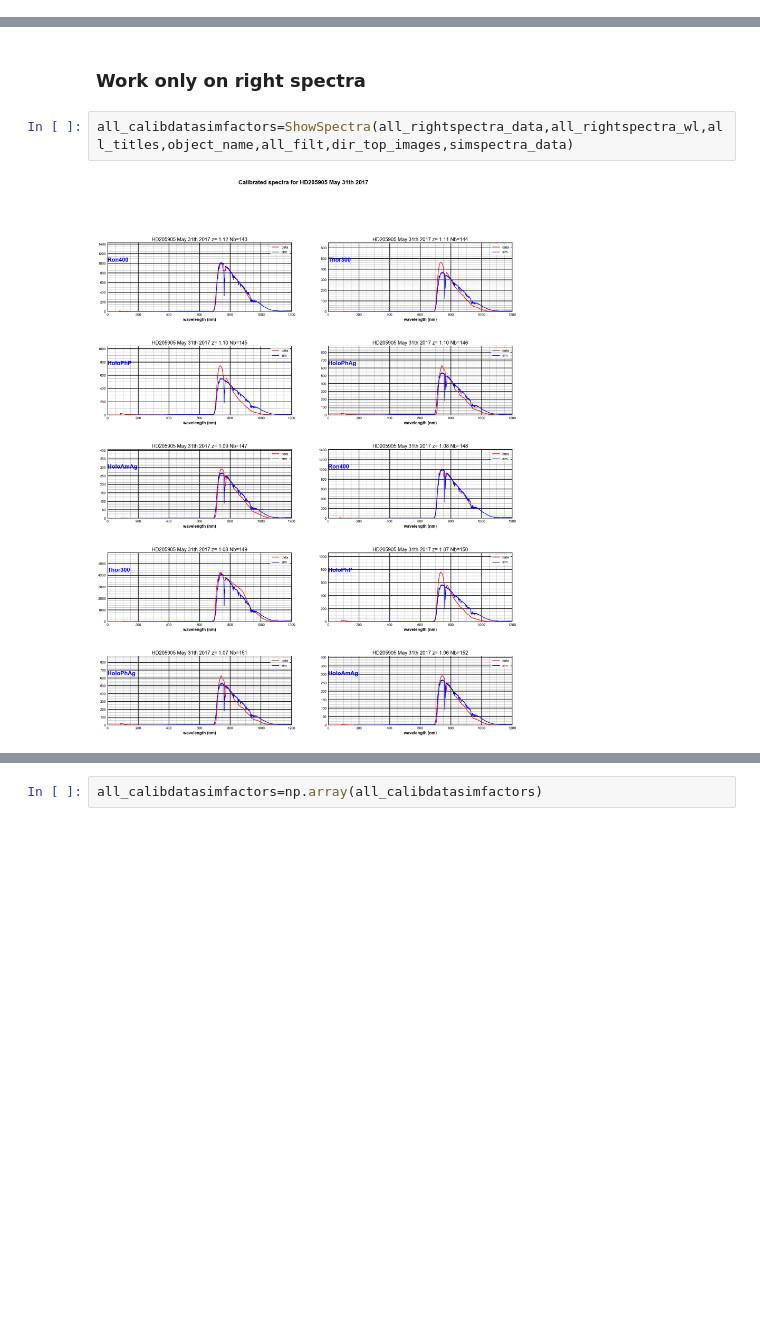
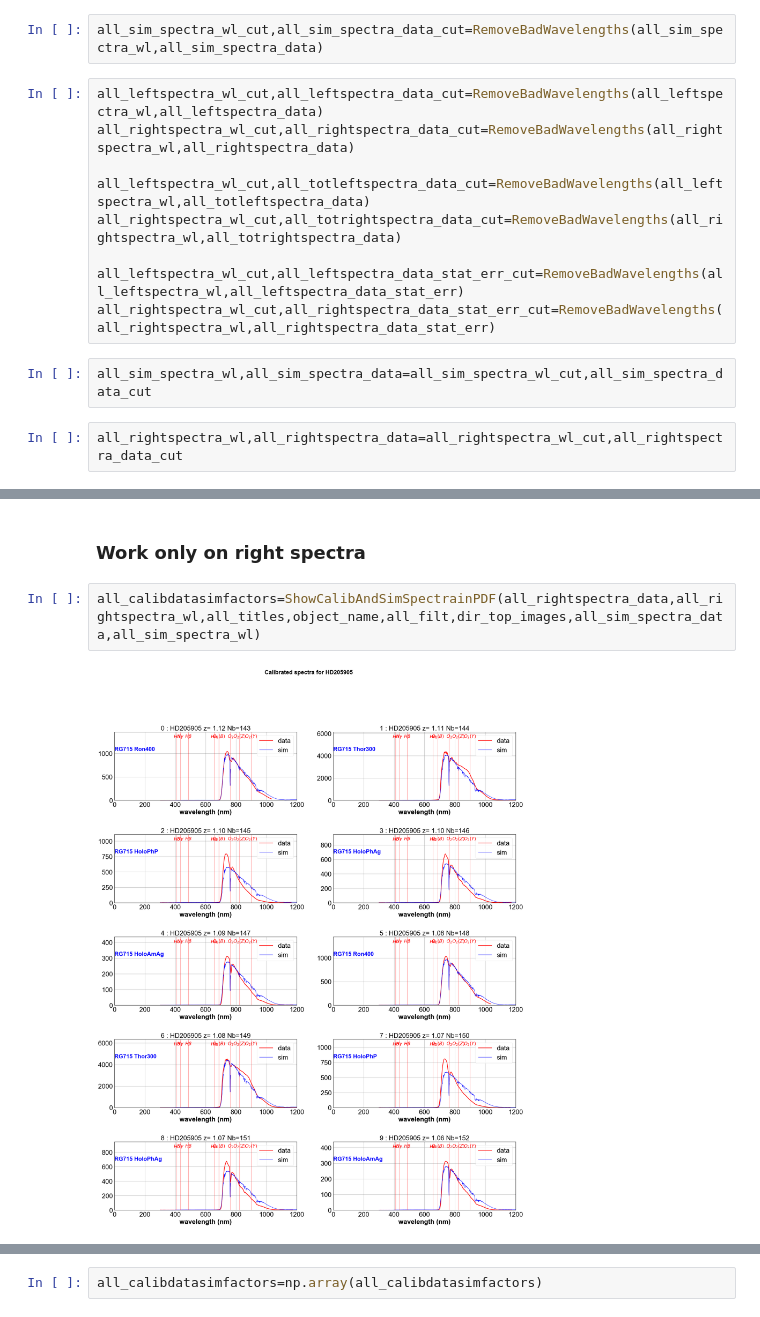
Before and after one commit to sylvielsstfr/CTIOAnaJun2017, a Jupyter notebook: ana_31may17/HD205905/AnaCompareDataSimSpec.ipynb, the cells around one changed output, grey strips where cells are left out. Drawn from its saved outputs; the diff is of its cells as text; blank space fills up the shorter version.

```diff
--- a/ana_31may17/HD205905/AnaCompareDataSimSpec.ipynb
+++ b/ana_31may17/HD205905/AnaCompareDataSimSpec.ipynb
@@ -385,0 +137,15 @@ print HoloAmAg_index
+# %%
+all_sim_spectra_wl_cut,all_sim_spectra_data_cut=RemoveBadWavelengths(all_sim_spectra_wl,all_sim_spectra_data)
+# %%
+all_leftspectra_wl_cut,all_leftspectra_data_cut=RemoveBadWavelengths(all_leftspectra_wl,all_leftspectra_data)
+all_rightspectra_wl_cut,all_rightspectra_data_cut=RemoveBadWavelengths(all_rightspectra_wl,all_rightspectra_data)
+
+all_leftspectra_wl_cut,all_totleftspectra_data_cut=RemoveBadWavelengths(all_leftspectra_wl,all_totleftspectra_data)
+all_rightspectra_wl_cut,all_totrightspectra_data_cut=RemoveBadWavelengths(all_rightspectra_wl,all_totrightspectra_data)
+
+all_leftspectra_wl_cut,all_leftspectra_data_stat_err_cut=RemoveBadWavelengths(all_leftspectra_wl,all_leftspectra_data_stat_err)
+all_rightspectra_wl_cut,all_rightspectra_data_stat_err_cut=RemoveBadWavelengths(all_rightspectra_wl,all_rightspectra_data_stat_err)
+# %%
+all_sim_spectra_wl,all_sim_spectra_data=all_sim_spectra_wl_cut,all_sim_spectra_data_cut
+# %%
+all_rightspectra_wl,all_rightspectra_data=all_rightspectra_wl_cut,all_rightspectra_data_cut
@@ -539,6 +222,6 @@ def ShowSpectra(all_spectra,all_wl,all_titles,object_name,all_filt,dir_top_img,s
 # %% [markdown]
 ### Work only on right spectra
 # %%
-all_calibdatasimfactors=ShowSpectra(all_rightspectra_data,all_rightspectra_wl,all_titles,object_name,all_filt,dir_top_images,simspectra_data)
+all_calibdatasimfactors=ShowCalibAndSimSpectrainPDF(all_rightspectra_data,all_rightspectra_wl,all_titles,object_name,all_filt,dir_top_images,all_sim_spectra_data,all_sim_spectra_wl)
 # %% [output]
-[figure, old version]
+[figure, new version]
```
Also changed, not shown: parts of 94 cells of this notebook, 6 other files.
